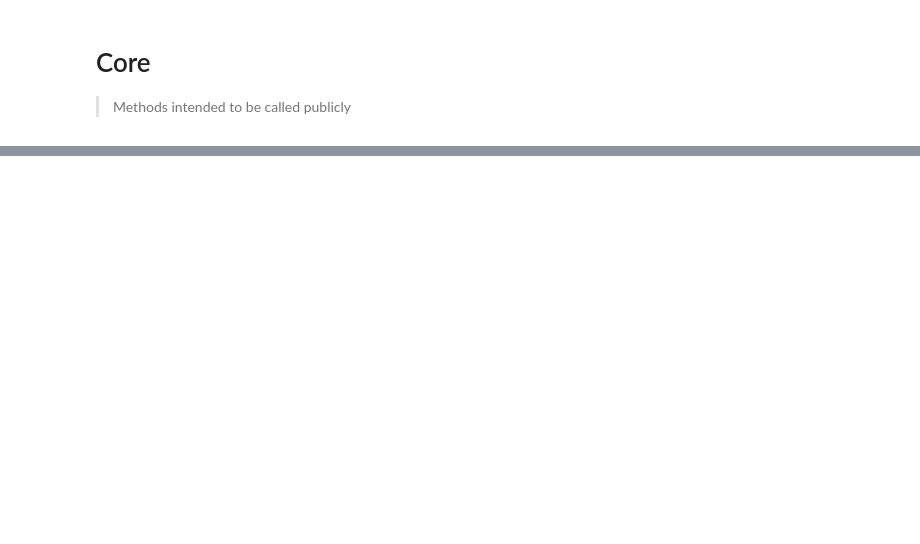
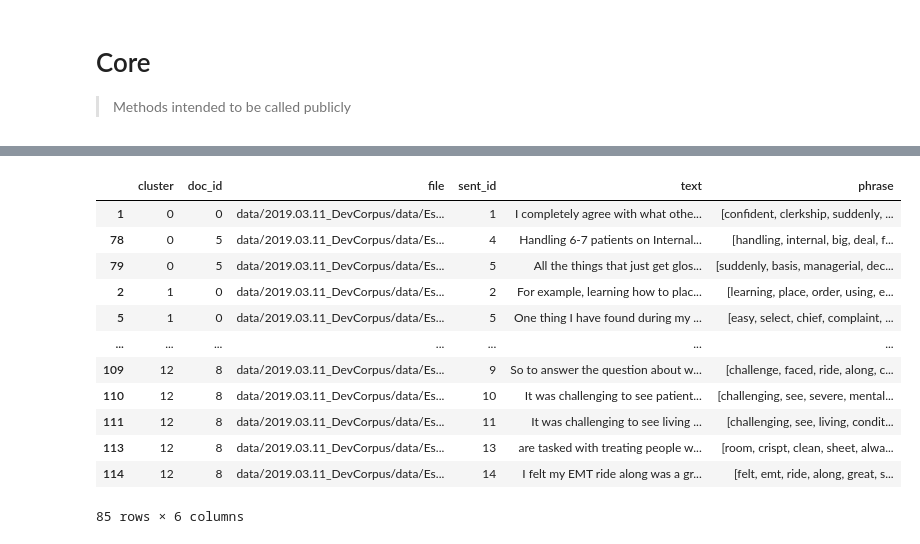
Before and after one commit to VCUWrightCenter/TopEx, a Jupyter notebook: Core.ipynb, the cells around one changed output, grey strips where cells are left out. Saved outputs shown, nothing was run; the diff lists cells and outputs as text; code cells hidden in the pictures; blank space fills up the shorter version.

```diff
--- a/Core.ipynb
+++ b/Core.ipynb
@@ -253,0 +243,20 @@ def get_cluster_topics(cluster_assignments, just_phrase_ids, my_docs):
+# %%
+df = data[["cluster", "doc_id", "sent_id", "text", "phrase"]].copy()
+file_names = [doc_df[doc_df.doc_id == c].values[0][1] for c in data.doc_id]
+df.insert(loc=2, column='file', value=file_names)
+df.sort_values(by=["cluster", "doc_id", "sent_id"], inplace=True)
+df
+# %% [output]
+|  | cluster | doc_id | file | sent_id | text | phrase |
+| 1 | 0 | 0 | data/2019.03.11_DevCorpus/data/Es... | 1 | I completely agree with what othe... | [confident, clerkship, suddenly, ... |
+| 78 | 0 | 5 | data/2019.03.11_DevCorpus/data/Es... | 4 | Handling 6-7 patients on Internal... | [handling, internal, big, deal, f... |
+| 79 | 0 | 5 | data/2019.03.11_DevCorpus/data/Es... | 5 | All the things that just get glos... | [suddenly, basis, managerial, dec... |
+| 2 | 1 | 0 | data/2019.03.11_DevCorpus/data/Es... | 2 | For example, learning how to plac... | [learning, place, order, using, e... |
+| 5 | 1 | 0 | data/2019.03.11_DevCorpus/data/Es... | 5 | One thing I have found during my ... | [easy, select, chief, complaint, ... |
+| ... | ... | ... | ... | ... | ... | ... |
+| 109 | 12 | 8 | data/2019.03.11_DevCorpus/data/Es... | 9 | So to answer the question about w... | [challenge, faced, ride, along, c... |
+| 110 | 12 | 8 | data/2019.03.11_DevCorpus/data/Es... | 10 | It was challenging to see patient... | [challenging, see, severe, mental... |
+| 111 | 12 | 8 | data/2019.03.11_DevCorpus/data/Es... | 11 | It was challenging to see living ... | [challenging, see, living, condit... |
+| 113 | 12 | 8 | data/2019.03.11_DevCorpus/data/Es... | 13 | are tasked with treating people w... | [room, crispt, clean, sheet, alwa... |
+| 114 | 12 | 8 | data/2019.03.11_DevCorpus/data/Es... | 14 | I felt my EMT ride along was a gr... | [felt, emt, ride, along, great, s... |
+85 rows × 6 columns
```
Also changed, not shown: parts of 13 cells of this notebook, 5 other files.
